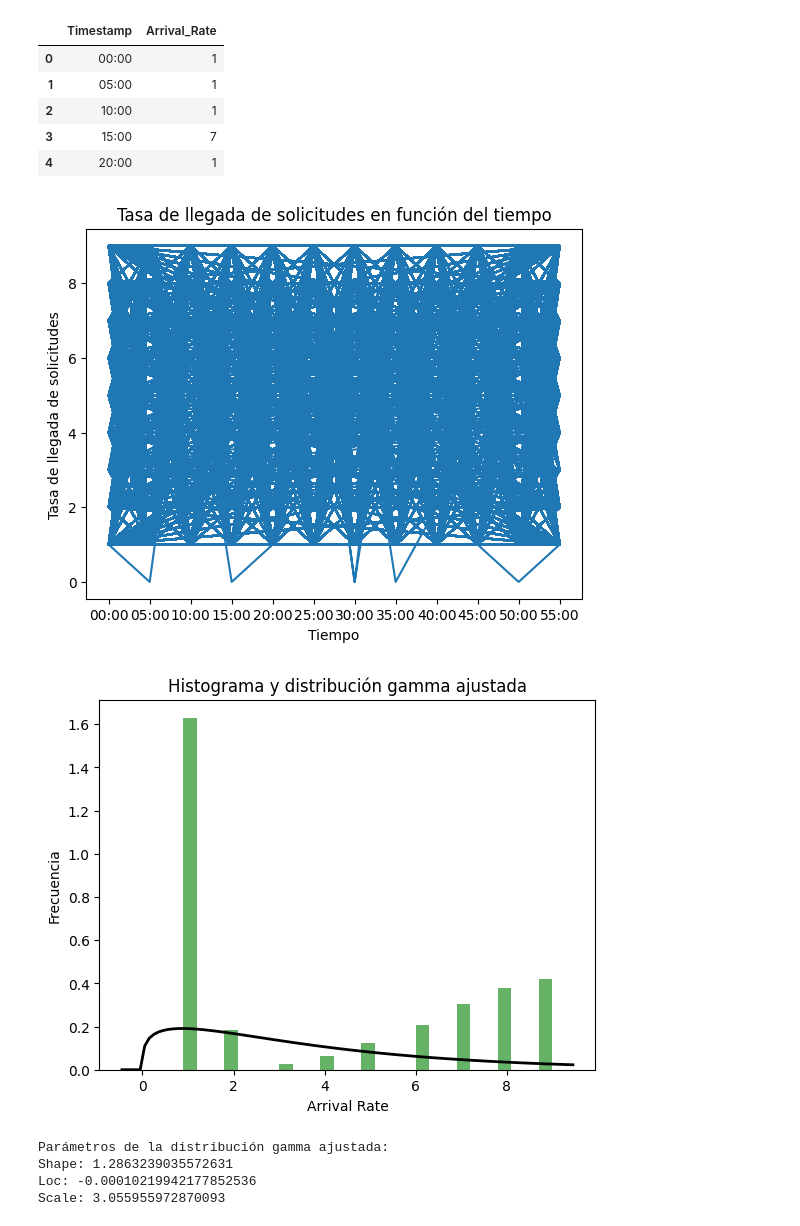
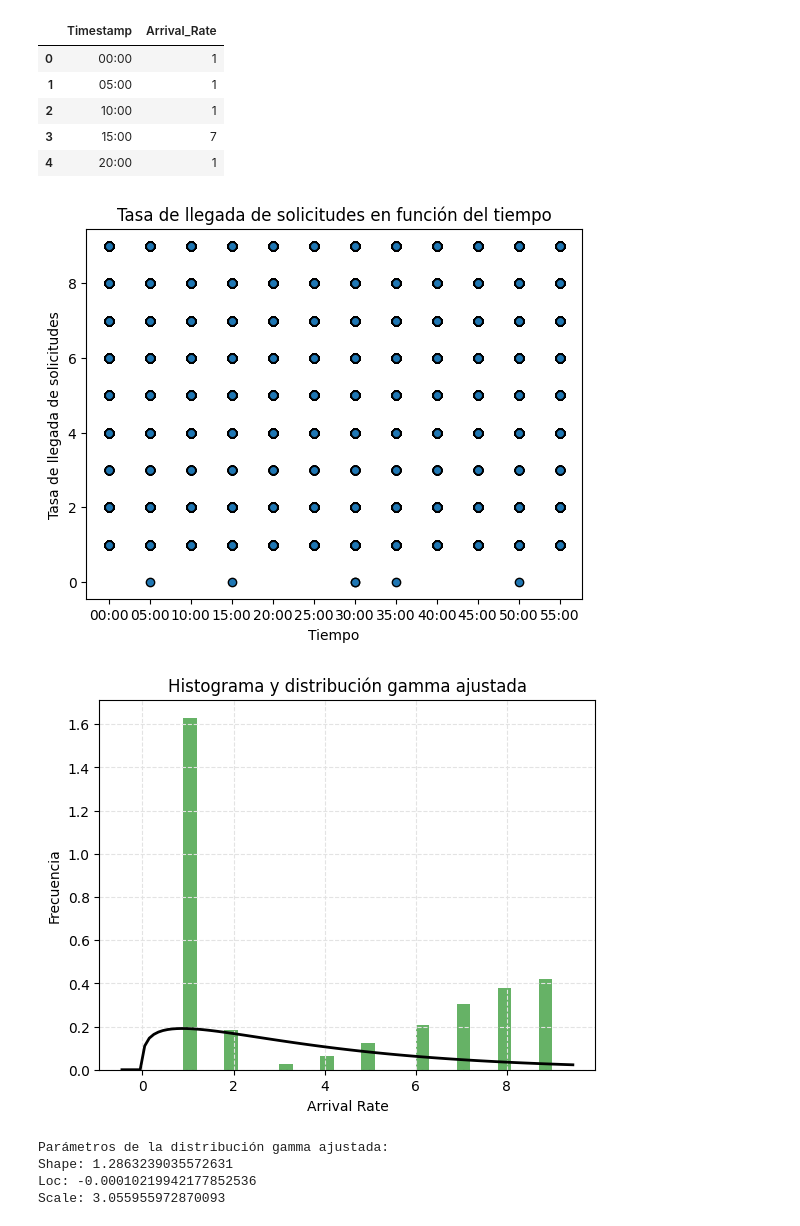
Before and after one commit to DCajiao/Distribuciones-de-Probabilidad, a Jupyter notebook: notebooks/pregunta4.ipynb, the cells around one changed output. Cells and saved outputs as stored; diff of their text form; code cells hidden in the pictures.

```diff
--- a/notebooks/pregunta4.ipynb
+++ b/notebooks/pregunta4.ipynb
@@ -30,13 +30,13 @@ df.head()
 # %%
 df.sub
 # %%
-plt.plot(df['Timestamp'], df['Arrival_Rate'])
+plt.scatter(df['Timestamp'], df['Arrival_Rate'], facecolor='C0', edgecolor='k', marker="o")
 plt.xlabel('Tiempo')
 plt.ylabel('Tasa de llegada de solicitudes')
 plt.title('Tasa de llegada de solicitudes en función del tiempo')
 plt.show()
 # %% [output]
-[figure, old version]
+[figure, new version]
 # %%
 shape, loc, scale = gamma.fit(df['Arrival_Rate'])
 # %%
@@ -48,9 +48,10 @@ plt.plot(x, p, 'k', linewidth=2)
 plt.xlabel('Arrival Rate')
 plt.ylabel('Frecuencia')
 plt.title('Histograma y distribución gamma ajustada')
+plt.grid(linestyle="--", color="#E3E3E3")
 plt.show()
 # %% [output]
-[figure, old version]
+[figure, new version]
 # %%
 print("Parámetros de la distribución gamma ajustada:")
 print("Shape:", shape)
```
Also changed, not shown: parts of 1 cell of this notebook.
